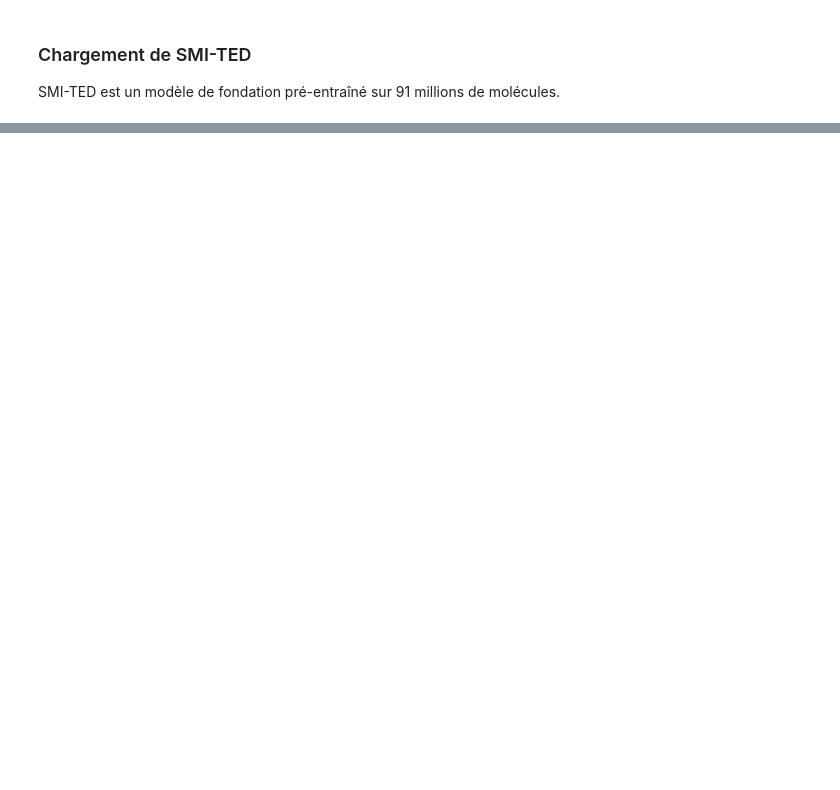
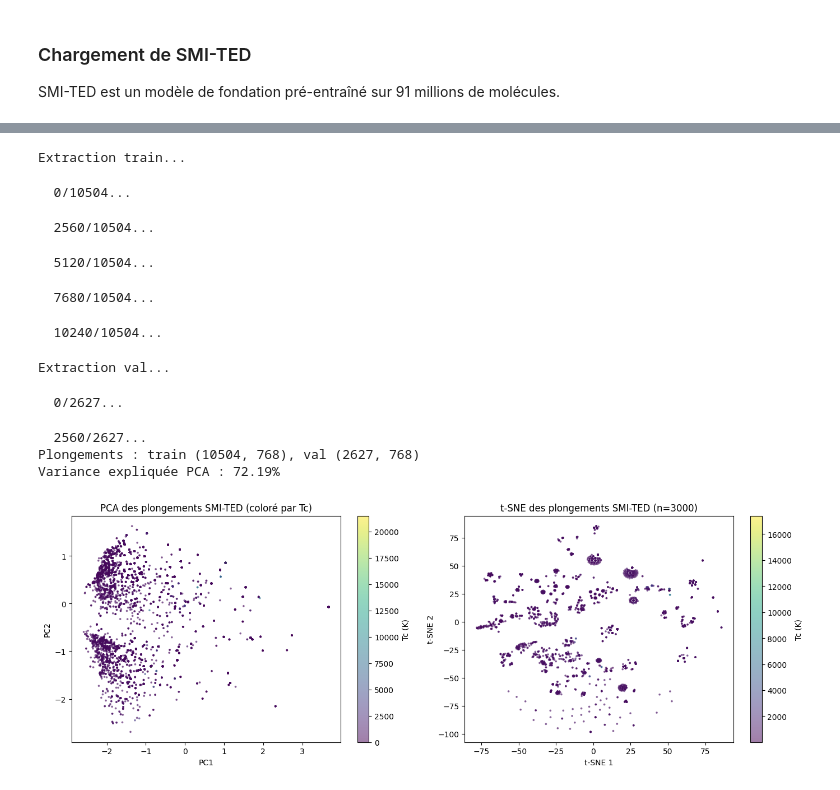
Before and after one commit to Mbaka11/IFT6390, a Jupyter notebook: TP_and_projects/Project_2/devoir2_starter.ipynb, the cells around one changed output, grey strips where cells are left out. Cells and saved outputs as stored; diff of their text form; code cells hidden in the pictures; blank space fills up the shorter version.

```diff
--- a/TP_and_projects/Project_2/devoir2_starter.ipynb
+++ b/TP_and_projects/Project_2/devoir2_starter.ipynb
@@ -513,0 +1052,74 @@ print(f"Plongements : {test_emb.shape}")  # (2, 768)
+# %%
+import os, sys, torch
+import numpy as np
+import matplotlib.pyplot as plt
+from sklearn.decomposition import PCA
+from sklearn.manifold import TSNE
+
+# === Extraction des plongements (par lots pour éviter OOM) ===
+BATCH_EMB = 256
+
+def extract_embeddings(smiles_list):
+    """Extrait les plongements SMI-TED (768 dims) par lots."""
+    all_emb = []
+    for i in range(0, len(smiles_list), BATCH_EMB):
+        batch = smiles_list[i:i + BATCH_EMB].tolist()
+        with torch.no_grad():
+            emb = smi_ted.encode(batch, return_torch=True)
+        all_emb.append(emb.cpu())
+        if (i // BATCH_EMB) % 10 == 0:
+            print(f"  {i}/{len(smiles_list)}...")
+    return torch.cat(all_emb).numpy()
+
+print("Extraction train...")
+emb_train = extract_embeddings(train_df["smiles"].values)
+print("Extraction val...")
+emb_val = extract_embeddings(val_df["smiles"].values)
+print(f"Plongements : train {emb_train.shape}, val {emb_val.shape}")
+
+# === Visualisation PCA (2D) colorée par Tc ===
+emb_all = np.vstack([emb_train, emb_val])
+tc_all = np.concatenate([y_train, y_val])
+
+pca = PCA(n_components=2)
+emb_2d_pca = pca.fit_transform(emb_all)
+
+fig, axes = plt.subplots(1, 2, figsize=(14, 5))
+
+sc1 = axes[0].scatter(emb_2d_pca[:, 0], emb_2d_pca[:, 1], c=tc_all,
+                       cmap="viridis", s=3, alpha=0.5)
+axes[0].set_xlabel("PC1")
+axes[0].set_ylabel("PC2")
+axes[0].set_title("PCA des plongements SMI-TED (coloré par Tc)")
+plt.colorbar(sc1, ax=axes[0], label="Tc (K)")
+print(f"Variance expliquée PCA : {pca.explained_variance_ratio_.sum():.2%}")
+
+# === t-SNE (sous-échantillon de 3000 pour la vitesse) ===
+N_TSNE = 3000
+np.random.seed(SEED)
+idx_sub = np.random.choice(len(emb_all), N_TSNE, replace=False)
+tsne = TSNE(n_components=2, perplexity=30, random_state=SEED, max_iter=1000)
+emb_2d_tsne = tsne.fit_transform(emb_all[idx_sub])
+
+sc2 = axes[1].scatter(emb_2d_tsne[:, 0], emb_2d_tsne[:, 1], c=tc_all[idx_sub],
+                       cmap="viridis", s=3, alpha=0.5)
+axes[1].set_xlabel("t-SNE 1")
+axes[1].set_ylabel("t-SNE 2")
+axes[1].set_title(f"t-SNE des plongements SMI-TED (n={N_TSNE})")
+plt.colorbar(sc2, ax=axes[1], label="Tc (K)")
+
+plt.tight_layout()
+plt.show()
+# %% [output]
+Extraction train...
+  0/10504...
+  2560/10504...
+  5120/10504...
+  7680/10504...
+  10240/10504...
+Extraction val...
+  0/2627...
+  2560/2627...
+Plongements : train (10504, 768), val (2627, 768)
+Variance expliquée PCA : 72.19%
+[figure, added]
```
Also changed, not shown: parts of 25 cells of this notebook, 2 other files.
